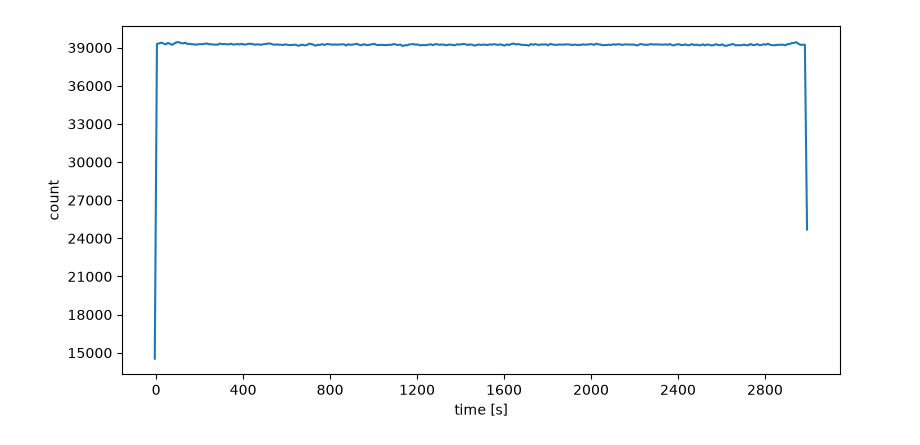
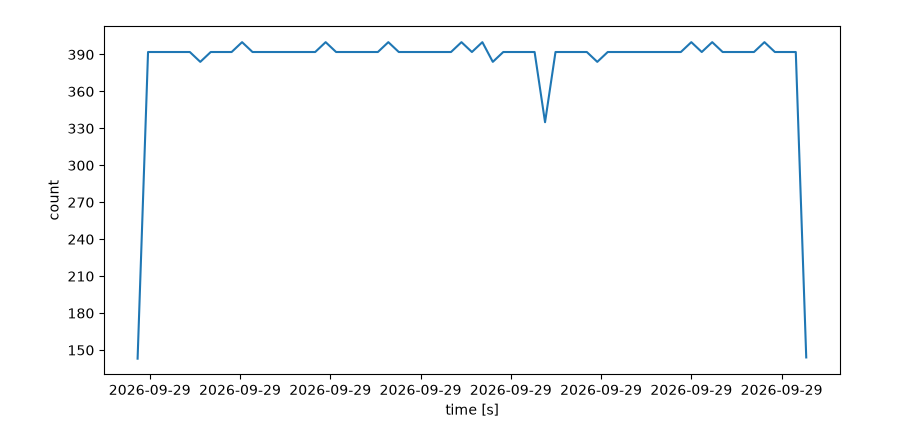
Before and after one commit to nebulastream/nes-adaptive-optimization, a Jupyter notebook: evaluation/evaluation.ipynb, the cells around one changed output. Saved outputs shown, nothing was run; the diff lists cells and outputs as text; code cells hidden in the pictures.

```diff
--- a/evaluation/evaluation.ipynb
+++ b/evaluation/evaluation.ipynb
@@ -12,8 +13,7 @@ SELECT
 FROM 'data/out.csv'""")
 # %%
 data = con.sql("""
-    SELECT date_diff('second', et, (SELECT MIN(et) FROM data)) AS time,
-           COUNT(*) AS count
+    SELECT time_bucket(INTERVAL '500 millisecond', ET) AS time, COUNT(*) as count
     FROM data
     GROUP BY time
     ORDER BY time;
@@ -26,13 +41,12 @@ data
 # %%
 from matplotlib.ticker import MaxNLocator
 
 fig, ax = plt.subplots(figsize=(8, 4), layout='constrained')
 ax.plot(data['time'], data['count'])
 ax.set_xlabel('time [s]')
 ax.set_ylabel('count')
-ax.ticklabel_format(style='plain', useOffset=False)
 ax.xaxis.set_major_locator(MaxNLocator(integer=True))
 ax.yaxis.set_major_locator(MaxNLocator(integer=True))
 plt.show()
 # %% [output]
-[figure, old version]
+[figure, new version]
```
Also changed, not shown: parts of 2 cells of this notebook, 6 other files.
